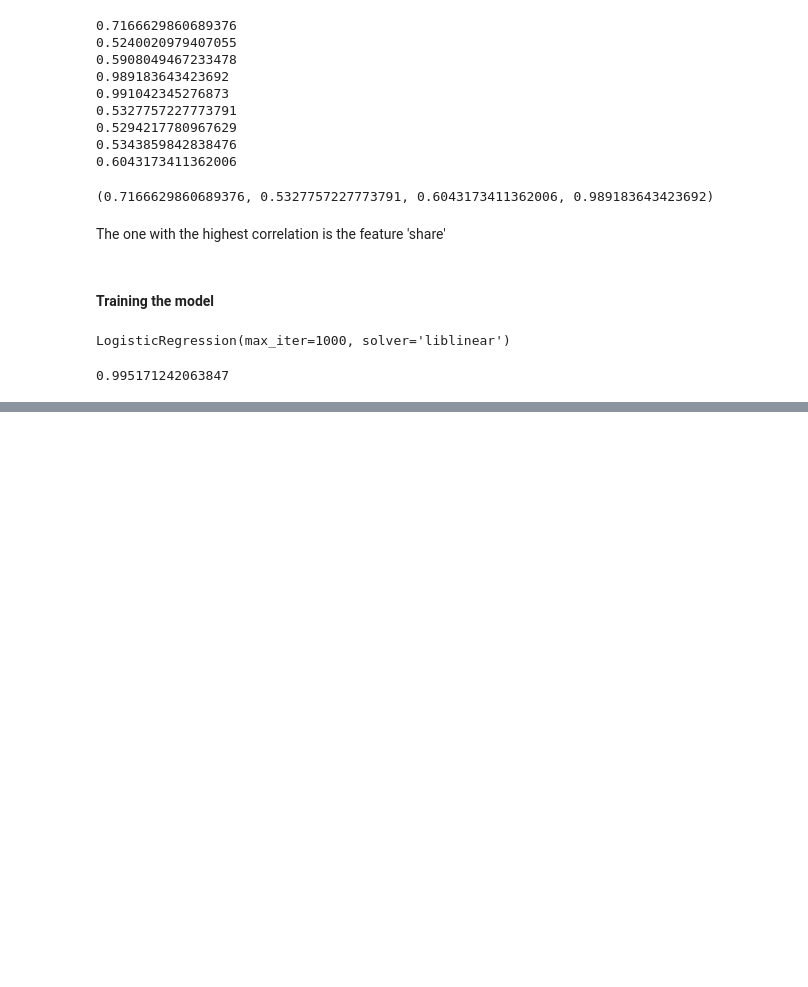
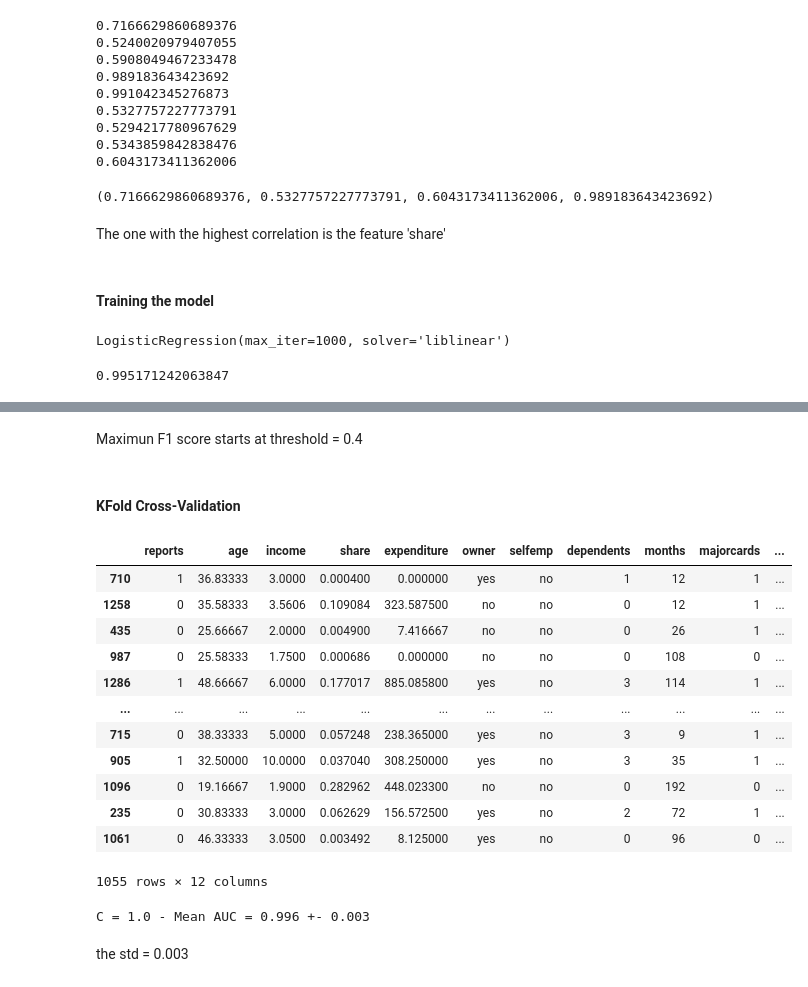
Before and after one commit to maclavijo/MLZoomcamp, a Jupyter notebook: Week4/Credit Card Data - Homework.ipynb, the cells around one changed output, grey strips where cells are left out. Saved outputs shown, nothing was run; the diff lists cells and outputs as text; code cells hidden in the pictures; blank space fills up the shorter version.

```diff
--- a/Week4/Credit Card Data - Homework.ipynb
+++ b/Week4/Credit Card Data - Homework.ipynb
@@ -254,0 +260,4 @@ scores[::10]
+# %% [markdown]
+Maximun F1 score starts at threshold = 0.4
+# %% [markdown]
+#### KFold Cross-Validation
@@ -254,0 +284,47 @@ scores[::10]
+# %%
+newDfTrainFull = dfTrainFull.copy()
+newDfTrainFull['card'] = yTrainFull.values
+newDfTrainFull
+# %% [output]
+|  | reports | age | income | share | expenditure | owner | selfemp | dependents | months | majorcards | ... |
+| 710 | 1 | 36.83333 | 3.0000 | 0.000400 | 0.000000 | yes | no | 1 | 12 | 1 | ... |
+| 1258 | 0 | 35.58333 | 3.5606 | 0.109084 | 323.587500 | no | no | 0 | 12 | 1 | ... |
+| 435 | 0 | 25.66667 | 2.0000 | 0.004900 | 7.416667 | no | no | 0 | 26 | 1 | ... |
+| 987 | 0 | 25.58333 | 1.7500 | 0.000686 | 0.000000 | no | no | 0 | 108 | 0 | ... |
+| 1286 | 1 | 48.66667 | 6.0000 | 0.177017 | 885.085800 | yes | no | 3 | 114 | 1 | ... |
+| ... | ... | ... | ... | ... | ... | ... | ... | ... | ... | ... | ... |
+| 715 | 0 | 38.33333 | 5.0000 | 0.057248 | 238.365000 | yes | no | 3 | 9 | 1 | ... |
+| 905 | 1 | 32.50000 | 10.0000 | 0.037040 | 308.250000 | yes | no | 3 | 35 | 1 | ... |
+| 1096 | 0 | 19.16667 | 1.9000 | 0.282962 | 448.023300 | no | no | 0 | 192 | 0 | ... |
+| 235 | 0 | 30.83333 | 3.0000 | 0.062629 | 156.572500 | yes | no | 2 | 72 | 1 | ... |
+| 1061 | 0 | 46.33333 | 3.0500 | 0.003492 | 8.125000 | yes | no | 0 | 96 | 0 | ... |
+1055 rows × 12 columns
+# %%
+from tqdm.auto import tqdm
+from sklearn.model_selection import KFold
+
+n_splits = 5
+
+for C in tqdm([1.0]):
+
+    kfold = KFold(n_splits = n_splits, shuffle = True, random_state=1)
+    ausc = []
+
+    for train_idx, val_idx in kfold.split(newDfTrainFull):
+        df_train = newDfTrainFull.iloc[train_idx]
+        df_val = newDfTrainFull.iloc[val_idx]
+        y_train = df_train.card.values
+        y_val = df_val.card.values
+
+        dv, model = train(df_train[categoricalCols + numericalCols], y_train, C=C)
+        newTargetPredict = predict(df_val[categoricalCols + numericalCols], dv, model)
+
+        auc = roc_auc_score(df_val.card, newTargetPredict)
+
+        ausc.append(auc)
+
+    print('C = %s - Mean AUC = %.3f +- %.3f' % (C, np.mean(ausc), np.std(ausc)))
+# %% [output]
+C = 1.0 - Mean AUC = 0.996 +- 0.003
+# %% [markdown]
+the std = 0.003
```
Also changed, not shown: parts of 17 cells of this notebook, 1 other file.
